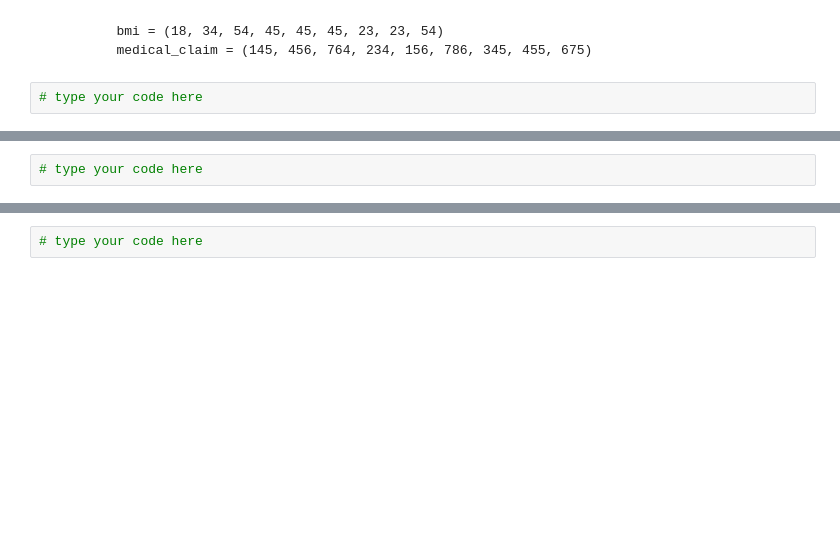
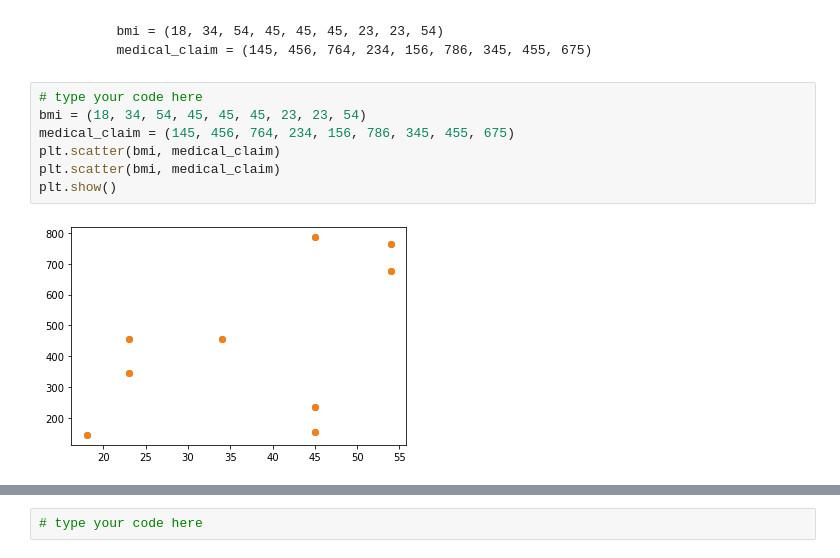
Before and after one commit to harshagiri/pydila, a Jupyter notebook: NPV-MANDATORY ASSIGNMENT_5/NPV_5B/NPV_5B.ipynb, the cells around one changed output, grey strips where cells are left out. Drawn from its saved outputs; the diff is of its cells as text; blank space fills up the shorter version.

```diff
--- a/NPV-MANDATORY ASSIGNMENT_5/NPV_5B/NPV_5B.ipynb
+++ b/NPV-MANDATORY ASSIGNMENT_5/NPV_5B/NPV_5B.ipynb
@@ -48,8 +52,15 @@
 # %% [markdown]
             bmi = (18, 34, 54, 45, 45, 45, 23, 23, 54)
             medical_claim = (145, 456, 764, 234, 156, 786, 345, 455, 675)
-# %%
-# type your code here
+# %%
+# type your code here
+bmi = (18, 34, 54, 45, 45, 45, 23, 23, 54)
+medical_claim = (145, 456, 764, 234, 156, 786, 345, 455, 675)
+plt.scatter(bmi, medical_claim)
+plt.scatter(bmi, medical_claim)
+plt.show()
+# %% [output]
+[figure, added]
 # %% [markdown]
 <table align="left">
     <tr>
@@ -67,5 +78,3 @@
 </table>
 
 <img src="cos_curve.png" width = '500' >
-# %%
-# type your code here
```
Also changed, not shown: parts of 5 cells of this notebook.
